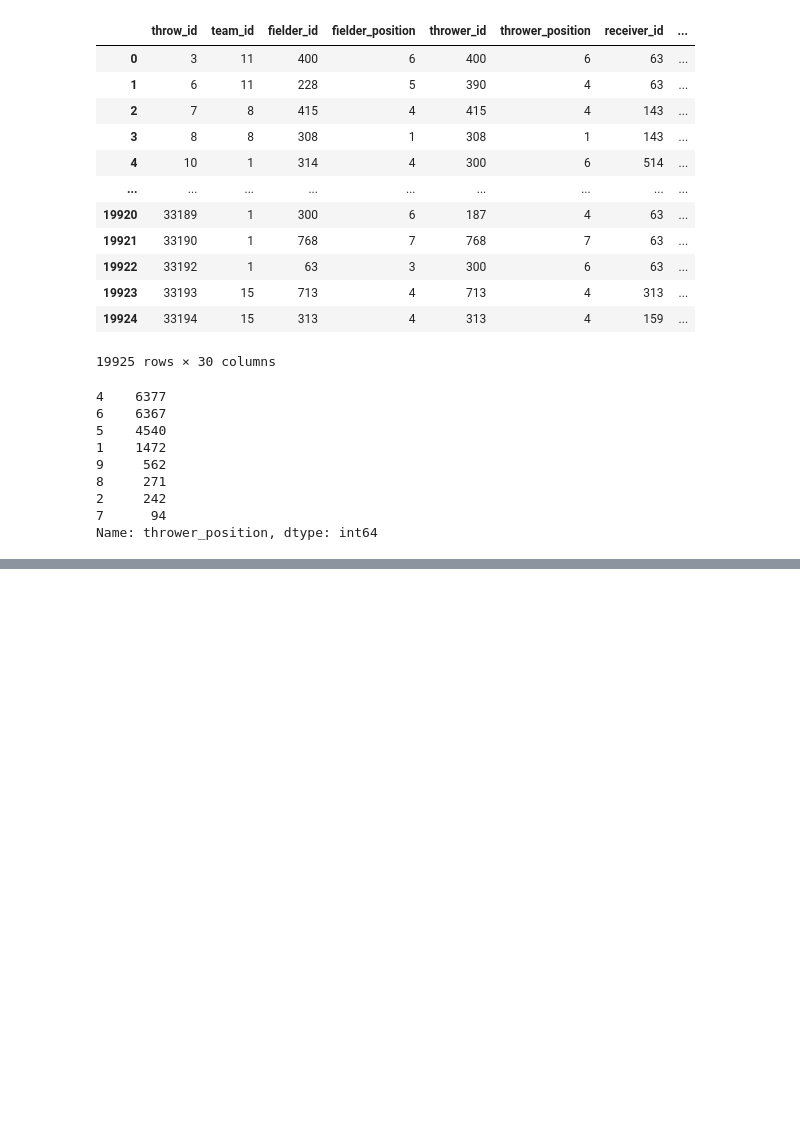
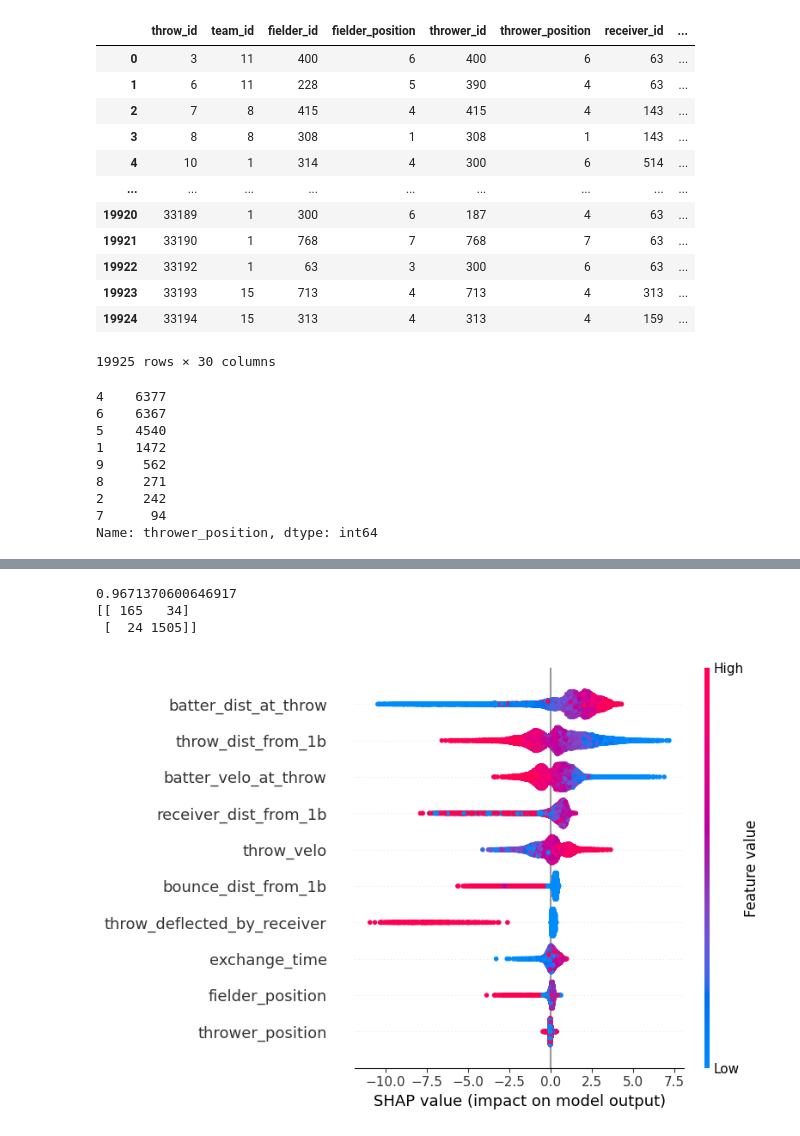
Before and after one commit to sidthakur08/kc-work, a Jupyter notebook: modeling.ipynb, the cells around one changed output, grey strips where cells are left out. Saved outputs shown, nothing was run; the diff lists cells and outputs as text; code cells hidden in the pictures; blank space fills up the shorter version.

```diff
--- a/modeling.ipynb
+++ b/modeling.ipynb
@@ -107,0 +226,23 @@ data
+# %%
+xgb_model = XGBClassifier()
+xgb_accu_stratified = []
+
+for train_index, test_index in skf.split(X, y):
+    x_train_fold, x_test_fold = X.loc[train_index,:], X.loc[test_index,:]
+    y_train_fold, y_test_fold = y[train_index], y[test_index]
+    xgb_model.fit(x_train_fold, y_train_fold)
+    xgb_accu_stratified.append(xgb_model.score(x_test_fold, y_test_fold))
+
+print(np.mean(xgb_accu_stratified))
+print(confusion_matrix(y_test_fold,xgb_model.predict(x_test_fold)))
+# %% [output]
+0.9671370600646917
+[[ 165   34]
+ [  24 1505]]
+# %%
+explainer = shap.TreeExplainer(xgb_model)
+shap_values = explainer.shap_values(X)
+# %%
+shap.summary_plot(shap_values, X)
+# %% [output]
+[figure, added]
```
Also changed, not shown: parts of 15 cells of this notebook.
